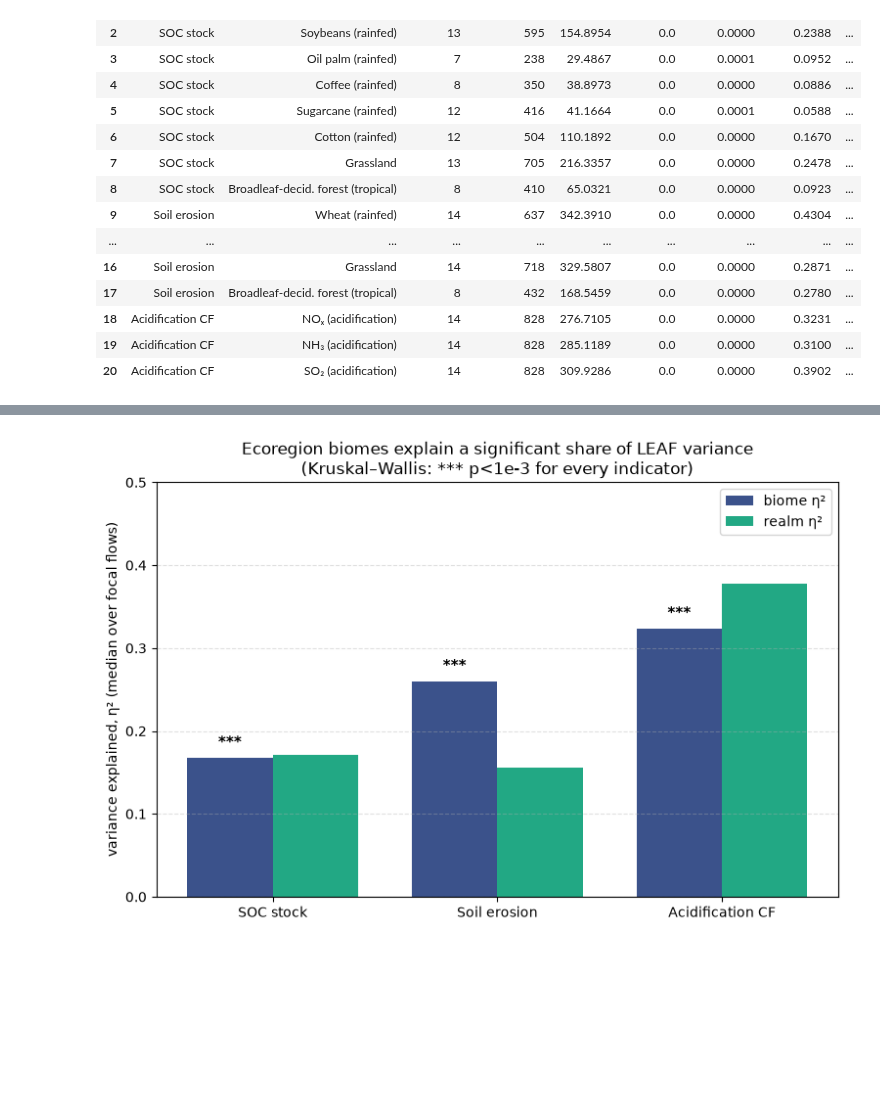
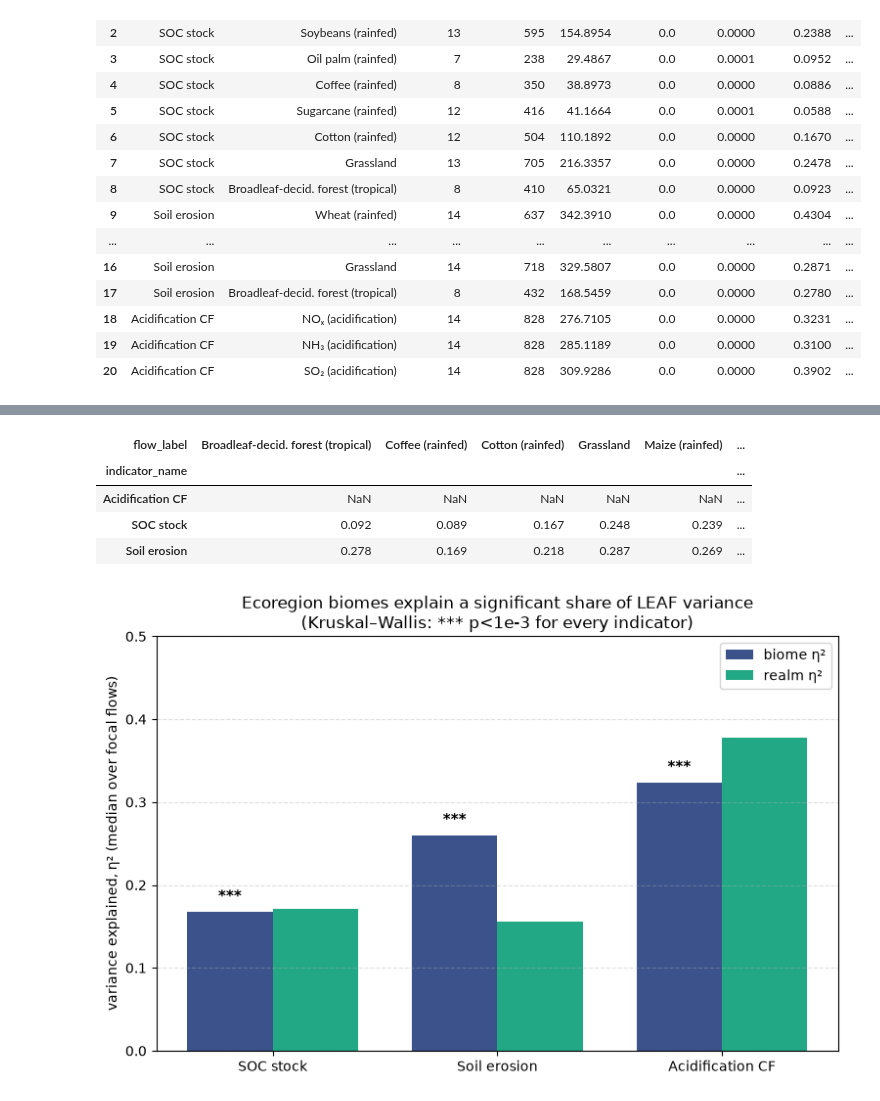
Before and after one commit to cloyolaangosto/SBTN_Test, a Jupyter notebook: paper/claude_analysis/Manuscript_Support_Figures.ipynb, the cells around one changed output, grey strips where cells are left out. Cells and saved outputs as stored; diff of their text form; code cells hidden in the pictures; blank space fills up the shorter version.

Commit message:
extra figures and tables

```diff
--- a/paper/claude_analysis/Manuscript_Support_Figures.ipynb
+++ b/paper/claude_analysis/Manuscript_Support_Figures.ipynb
@@ -72,3 +81,14 @@ sig[['indicator_name', 'flow_label', 'k_biomes', 'n_ecoregions', 'kruskal_H',
+# %%
+eta_df = sig[['indicator_name', 'flow_label', 'eta2_biome']].round(3)
+# %%
+eta_pivot = eta_df.pivot_table(index='indicator_name', columns='flow_label', values='eta2_biome')
+eta_pivot
+# %% [output]
+| flow_label | Broadleaf-decid. forest (tropical) | Coffee (rainfed) | Cotton (rainfed) | Grassland | Maize (rainfed) | ... |
+| indicator_name |  |  |  |  |  | ... |
+| Acidification CF | NaN | NaN | NaN | NaN | NaN | ... |
+| SOC stock | 0.092 | 0.089 | 0.167 | 0.248 | 0.239 | ... |
+| Soil erosion | 0.278 | 0.169 | 0.218 | 0.287 | 0.269 | ... |
 # %%
 fig, ax = ms.plot_biome_significance(); display(fig); plt.close(fig)
 # %% [output]
```
Also changed, not shown: parts of 1 cell of this notebook, 1 other file.
